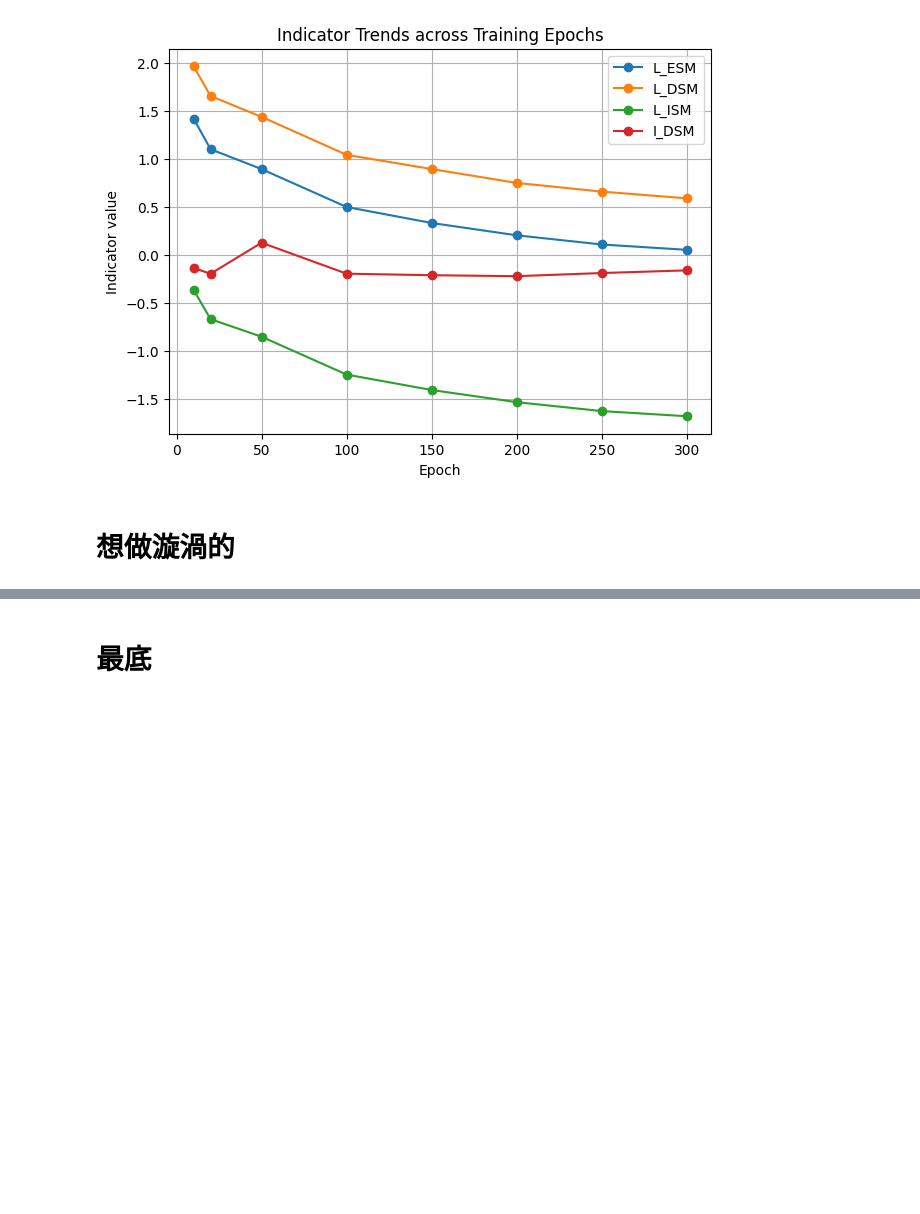
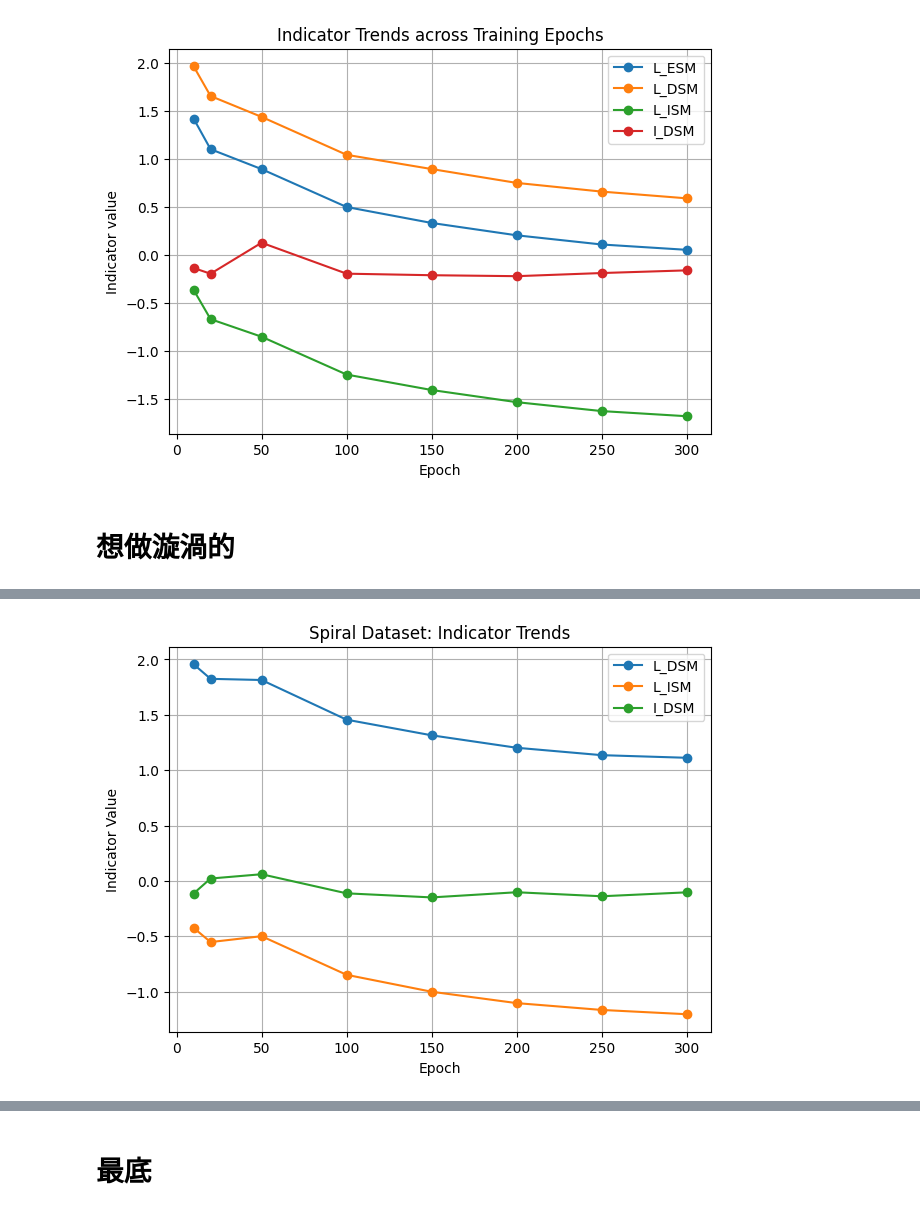
Before and after one commit to XuanWeiWang-999/2025Autumn_ML-project-DiffusionModel_02, a Jupyter notebook: 20260616_code/2D-OU_diffEpochs.ipynb, the cells around one changed output, grey strips where cells are left out. Saved outputs shown, nothing was run; the diff lists cells and outputs as text; code cells hidden in the pictures; blank space fills up the shorter version.

```diff
--- a/20260616_code/2D-OU_diffEpochs.ipynb
+++ b/20260616_code/2D-OU_diffEpochs.ipynb
@@ -860,0 +1141,15 @@ plt.show()
+# %%
+# ============================================================
+# Fixed evaluation time for indicators
+# ============================================================
+
+t_eval_for_loss = 1.0
+
+idx_eval = torch.randint(
+    0,
+    x0_train.shape[0],
+    (num_eval,),
+    device=device
+)
+
+x0_eval_for_loss = x0_train[idx_eval]
@@ -860,0 +1321,35 @@ plt.show()
+# %%
+import pandas as pd
+plt.figure(figsize=(7, 5))
+
+plt.plot(
+    df_summary["epoch"],
+    df_summary["L_DSM"],
+    marker="o",
+    label="L_DSM"
+)
+
+plt.plot(
+    df_summary["epoch"],
+    df_summary["L_ISM"],
+    marker="o",
+    label="L_ISM"
+)
+
+plt.plot(
+    df_summary["epoch"],
+    df_summary["I_DSM"],
+    marker="o",
+    label="I_DSM"
+)
+
+plt.xlabel("Epoch")
+plt.ylabel("Indicator Value")
+plt.title("Spiral Dataset: Indicator Trends")
+
+plt.grid(True)
+plt.legend()
+
+plt.show()
+# %% [output]
+[figure, added]
```
Also changed, not shown: parts of 10 cells of this notebook.
